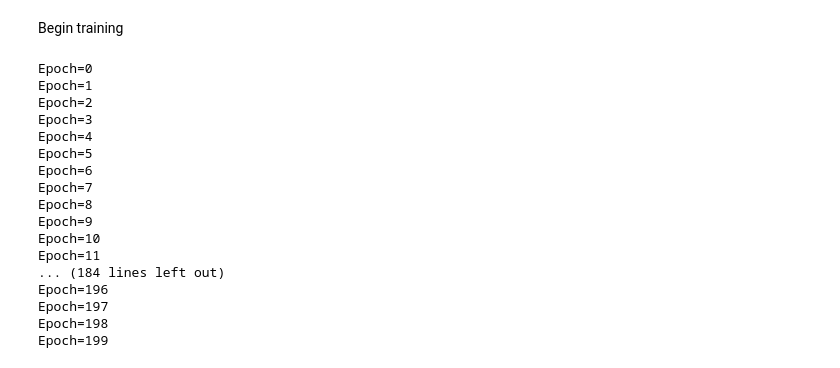
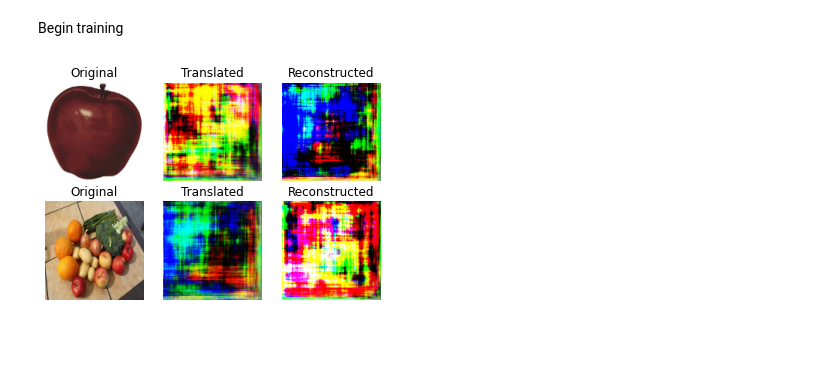
Before and after one commit to CourbotA/IRUDIGI-Scanner, a Jupyter notebook: CycleGan.ipynb, the cells around one changed output. Saved outputs shown, nothing was run; the diff lists cells and outputs as text; code cells hidden in the pictures; blank space fills up the shorter version.

```diff
--- a/CycleGan.ipynb
+++ b/CycleGan.ipynb
@@ -248,31 +249,3 @@ tf.keras.utils.get_file('{}.tar.gz'.format(dataset_name),
 'C:/content\\apple2orange.tar.gz'
 # %% [markdown]
 Begin training
-# %%
-train(gen_AB,
-      gen_BA,
-      disc_A,
-      disc_B,
-      gan,
-      patch_gan_shape,
-      epochs=200,
-      batch_size=1,
-      sample_interval=200)
-# %% [output]
-Epoch=0
-Epoch=1
-Epoch=2
-Epoch=3
-Epoch=4
-Epoch=5
-Epoch=6
-Epoch=7
-Epoch=8
-Epoch=9
-Epoch=10
-Epoch=11
-... (184 lines left out)
-Epoch=196
-Epoch=197
-Epoch=198
-Epoch=199
@@ -278,0 +350,4 @@ Epoch=199
+# %%
+plot_sample_images(gen_AB, gen_BA, 'C:/content/apple2orange')
+# %% [output]
+[figure, added]
```
Also changed, not shown: parts of 5 cells of this notebook.
